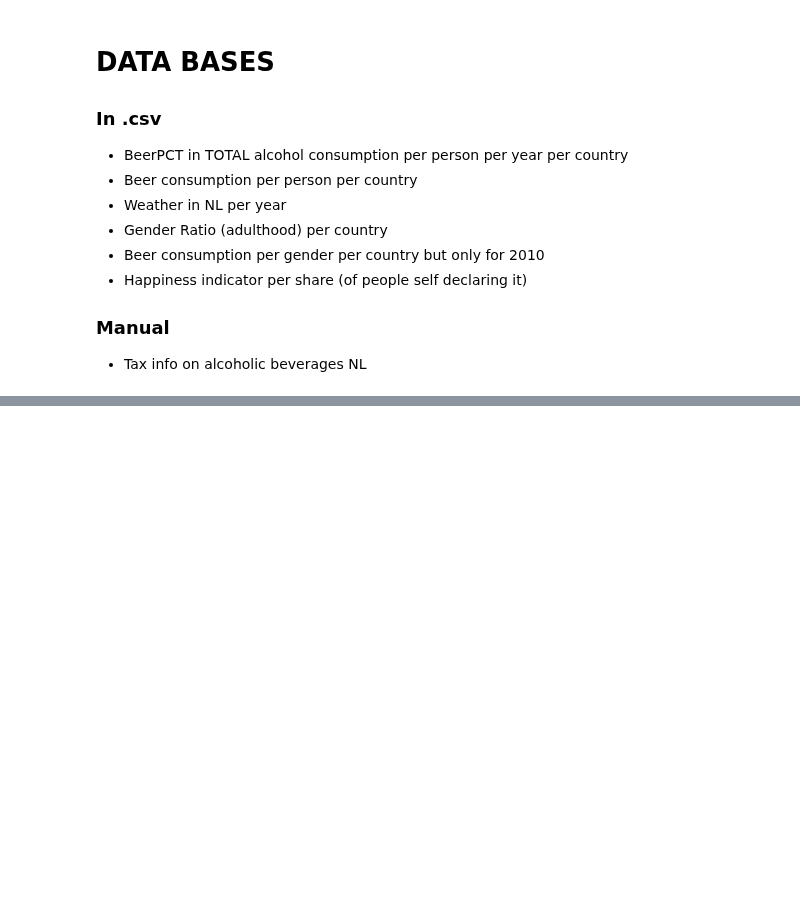
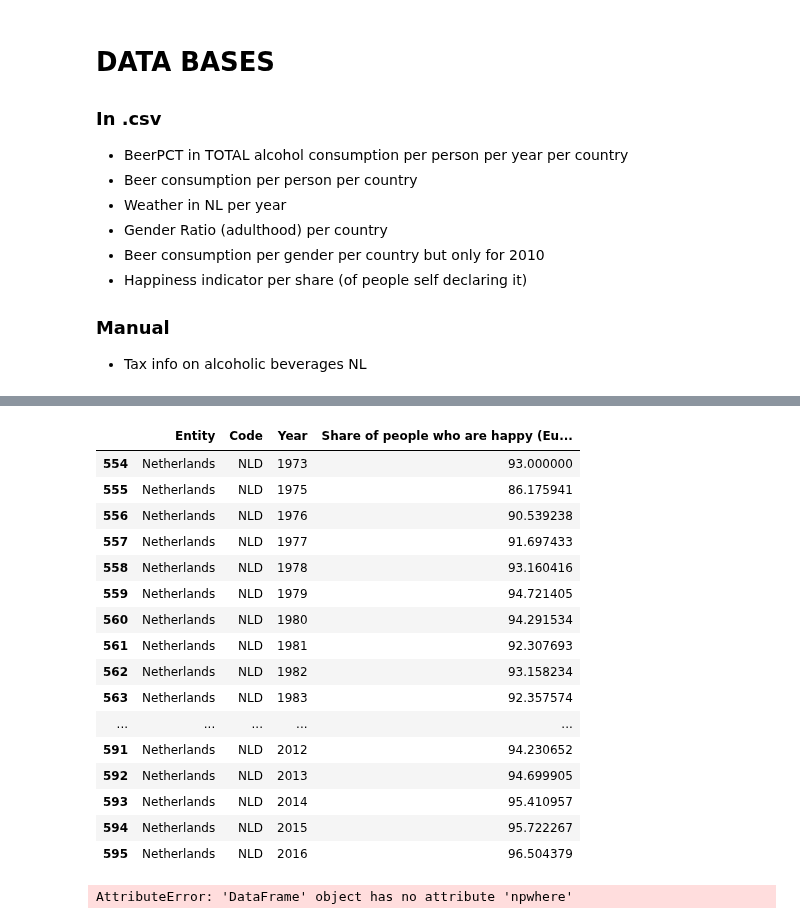
Before and after one commit to jmolendijk/dataV2-labs, a Jupyter notebook: module-2/MiniprojectStory telling/BEER Data Cleaning.ipynb, the cells around one changed output, grey strips where cells are left out. Drawn from its saved outputs; the diff is of its cells as text; code cells hidden in the pictures; blank space fills up the shorter version.

```diff
--- a/module-2/MiniprojectStory telling/BEER Data Cleaning.ipynb
+++ b/module-2/MiniprojectStory telling/BEER Data Cleaning.ipynb
@@ -61,0 +109,30 @@ weather = pd.read_csv('/Users/ajiacovic/Documents/data/miniprojectStory telling/
+# %%
+happypeople = pd.read_csv('data/Happiness-Eurobarometer.csv')
+happypeople.loc[happypeople['Entity']=='Netherlands']
+# %% [output]
+|  | Entity | Code | Year | Share of people who are happy (Eu... |
+| 554 | Netherlands | NLD | 1973 | 93.000000 |
+| 555 | Netherlands | NLD | 1975 | 86.175941 |
+| 556 | Netherlands | NLD | 1976 | 90.539238 |
+| 557 | Netherlands | NLD | 1977 | 91.697433 |
+| 558 | Netherlands | NLD | 1978 | 93.160416 |
+| 559 | Netherlands | NLD | 1979 | 94.721405 |
+| 560 | Netherlands | NLD | 1980 | 94.291534 |
+| 561 | Netherlands | NLD | 1981 | 92.307693 |
+| 562 | Netherlands | NLD | 1982 | 93.158234 |
+| 563 | Netherlands | NLD | 1983 | 92.357574 |
+| ... | ... | ... | ... | ... |
+| 591 | Netherlands | NLD | 2012 | 94.230652 |
+| 592 | Netherlands | NLD | 2013 | 94.699905 |
+| 593 | Netherlands | NLD | 2014 | 95.410957 |
+| 594 | Netherlands | NLD | 2015 | 95.722267 |
+| 595 | Netherlands | NLD | 2016 | 96.504379 |
+# %%
+#Price level indicesEUR 28 =100
+#Exporting from .csv
+PxIndex = pd.read_csv('data/Pricelevel_beer.csv')
+#cleaning unnecessary data out (keeping only the data on aloholic beverages)
+Price_index = PxIndex.loc[PxIndex['PPP_CAT']=='Alcoholic beverages']
+Price_index.drop('Flag and Footnotes', axis=1)
+# %% [output]
+AttributeError: 'DataFrame' object has no attribute 'npwhere'
```
Also changed, not shown: parts of 8 cells of this notebook, 11 other files.
